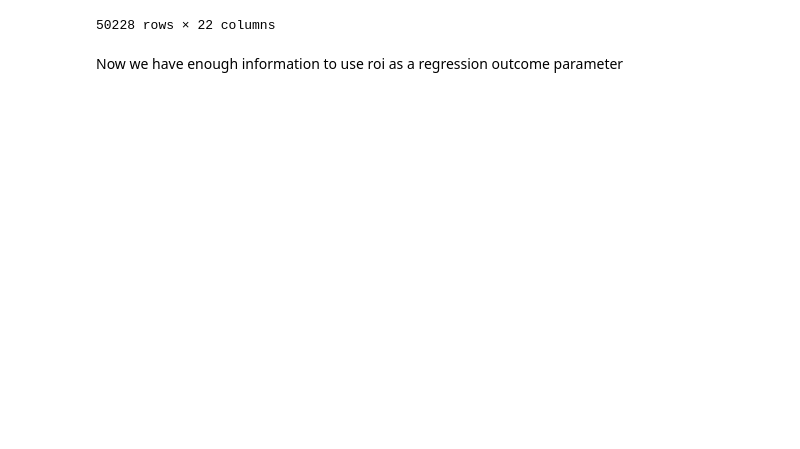
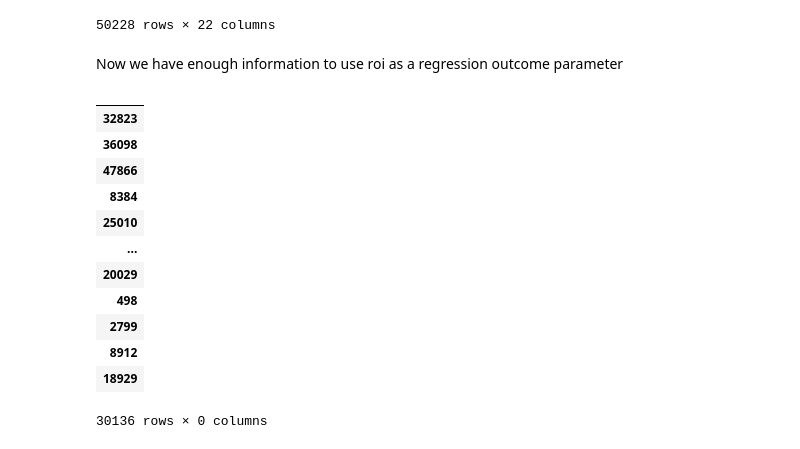
Before and after one commit to AbiramiRathina/roi_based_program_selection, a Jupyter notebook: project_big_data.ipynb, the cells around one changed output. Drawn from its saved outputs; the diff is of its cells as text; code cells hidden in the pictures; blank space fills up the shorter version.

```diff
--- a/project_big_data.ipynb
+++ b/project_big_data.ipynb
@@ -1022,0 +1033,29 @@ Now we have enough information to use roi as a regression outcome parameter
+# %%
+# Train test sets split
+from sklearn.decomposition import PCA
+from sklearn.preprocessing import StandardScaler
+from sklearn.model_selection import train_test_split
+
+X_train, X_test, y_train, y_test = train_test_split(X, y, test_size=0.4)
+scalar = StandardScaler()
+X2_train = scalar.fit_transform(X_train)
+X2_test = scalar.transform(X_test)
+# pca = PCA(n_components=0.95)
+# X3_train = pca.fit_transform(X2_train)
+# X3_test = pca.transform(X2_test)
+# %%
+X_train.select_dtypes(include=['object'])
+# %% [output]
+|  |
+| 32823 |
+| 36098 |
+| 47866 |
+| 8384 |
+| 25010 |
+| ... |
+| 20029 |
+| 498 |
+| 2799 |
+| 8912 |
+| 18929 |
+30136 rows × 0 columns
```
Also changed, not shown: parts of 6 cells of this notebook, 1 other file.
